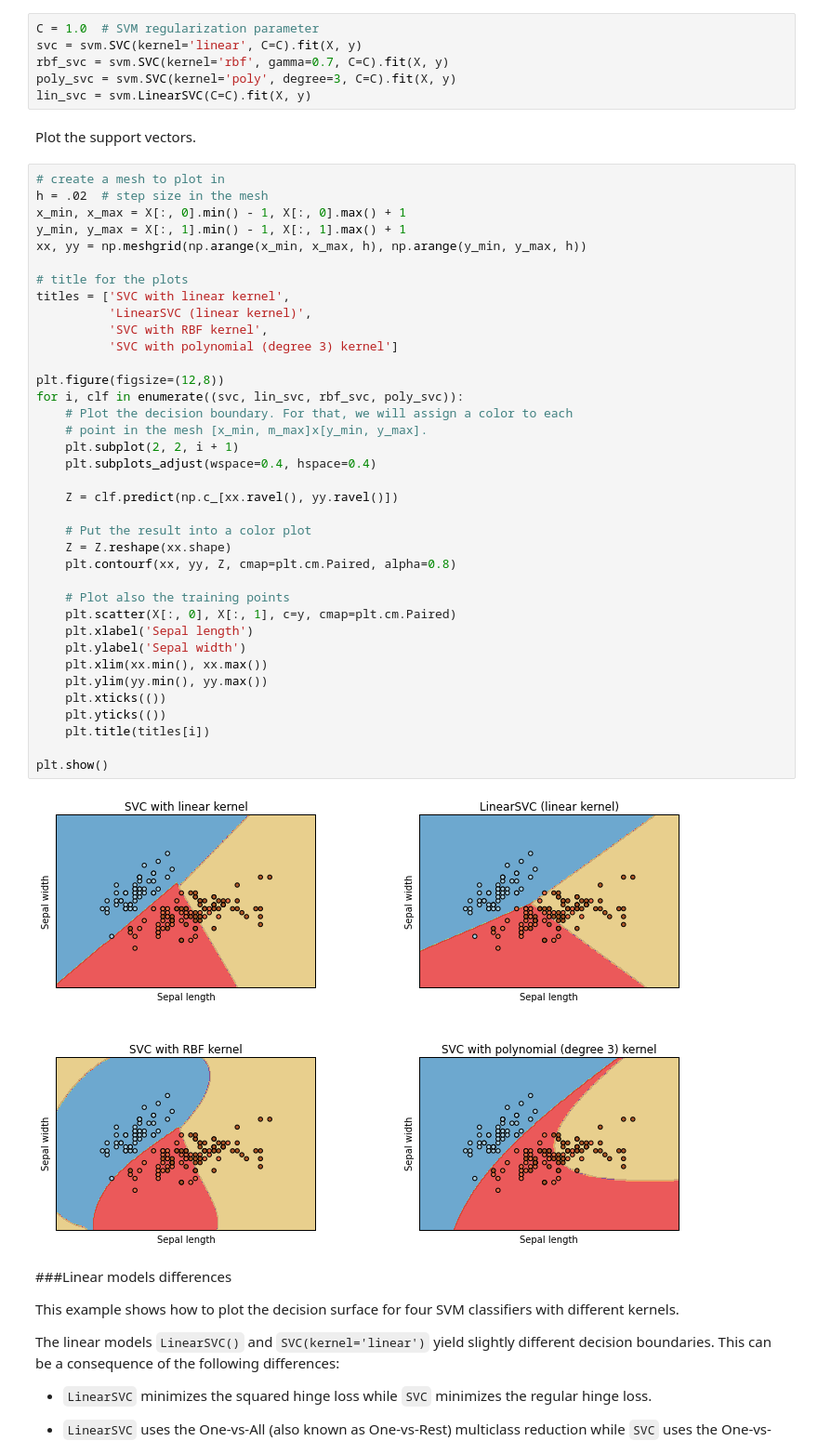
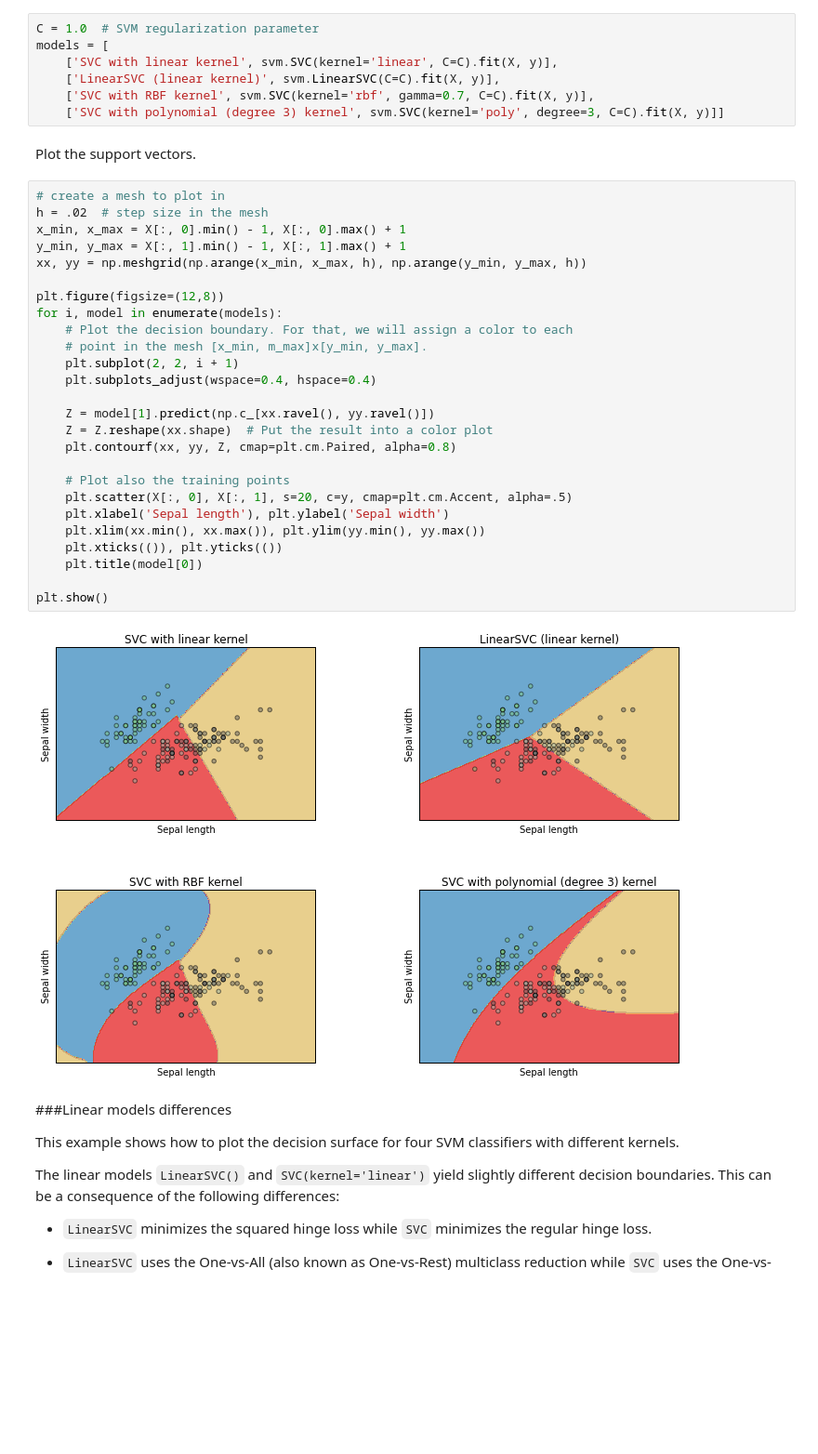
Before and after one commit to rubennaeff/GADS23, a Jupyter notebook: 13_svm/plotting_support_vectors.ipynb, the cells around one changed output. Shown: that part at 93% size. Saved outputs shown, nothing was run; the diff lists cells and outputs as text; blank space fills up the shorter version.

```diff
--- a/13_svm/plotting_support_vectors.ipynb
+++ b/13_svm/plotting_support_vectors.ipynb
@@ -27,51 +27,41 @@ y = iris.target
 Train models. We create an instance of SVM and fit out data. We do not scale our data since we want to plot the support vectors.
 # %%
 C = 1.0  # SVM regularization parameter
-svc = svm.SVC(kernel='linear', C=C).fit(X, y)
-rbf_svc = svm.SVC(kernel='rbf', gamma=0.7, C=C).fit(X, y)
-poly_svc = svm.SVC(kernel='poly', degree=3, C=C).fit(X, y)
-lin_svc = svm.LinearSVC(C=C).fit(X, y)
+models = [
+    ['SVC with linear kernel', svm.SVC(kernel='linear', C=C).fit(X, y)],
+    ['LinearSVC (linear kernel)', svm.LinearSVC(C=C).fit(X, y)],
+    ['SVC with RBF kernel', svm.SVC(kernel='rbf', gamma=0.7, C=C).fit(X, y)],
+    ['SVC with polynomial (degree 3) kernel', svm.SVC(kernel='poly', degree=3, C=C).fit(X, y)]]
 # %% [markdown]
 Plot the support vectors.
 # %%
 # create a mesh to plot in
 h = .02  # step size in the mesh
 x_min, x_max = X[:, 0].min() - 1, X[:, 0].max() + 1
 y_min, y_max = X[:, 1].min() - 1, X[:, 1].max() + 1
 xx, yy = np.meshgrid(np.arange(x_min, x_max, h), np.arange(y_min, y_max, h))
 
-# title for the plots
-titles = ['SVC with linear kernel',
-          'LinearSVC (linear kernel)',
-          'SVC with RBF kernel',
-          'SVC with polynomial (degree 3) kernel']
-
 plt.figure(figsize=(12,8))
-for i, clf in enumerate((svc, lin_svc, rbf_svc, poly_svc)):
+for i, model in enumerate(models):
     # Plot the decision boundary. For that, we will assign a color to each
     # point in the mesh [x_min, m_max]x[y_min, y_max].
     plt.subplot(2, 2, i + 1)
     plt.subplots_adjust(wspace=0.4, hspace=0.4)
 
-    Z = clf.predict(np.c_[xx.ravel(), yy.ravel()])
-
-    # Put the result into a color plot
-    Z = Z.reshape(xx.shape)
+    Z = model[1].predict(np.c_[xx.ravel(), yy.ravel()])
+    Z = Z.reshape(xx.shape)  # Put the result into a color plot
     plt.contourf(xx, yy, Z, cmap=plt.cm.Paired, alpha=0.8)
 
     # Plot also the training points
-    plt.scatter(X[:, 0], X[:, 1], c=y, cmap=plt.cm.Paired)
-    plt.xlabel('Sepal length')
-    plt.ylabel('Sepal width')
-    plt.xlim(xx.min(), xx.max())
-    plt.ylim(yy.min(), yy.max())
-    plt.xticks(())
-    plt.yticks(())
-    plt.title(titles[i])
+    plt.scatter(X[:, 0], X[:, 1], s=20, c=y, cmap=plt.cm.Accent, alpha=.5)
+    plt.xlabel('Sepal length'), plt.ylabel('Sepal width')
+    plt.xlim(xx.min(), xx.max()), plt.ylim(yy.min(), yy.max())
+    plt.xticks(()), plt.yticks(())
+    plt.title(model[0])
 
 plt.show()
 # %% [output]
-[figure, old version]
+[figure, new version]
 # %% [markdown]
 ###Linear models differences
 
```
Also changed, not shown: parts of 1 cell of this notebook, 3 other files.
